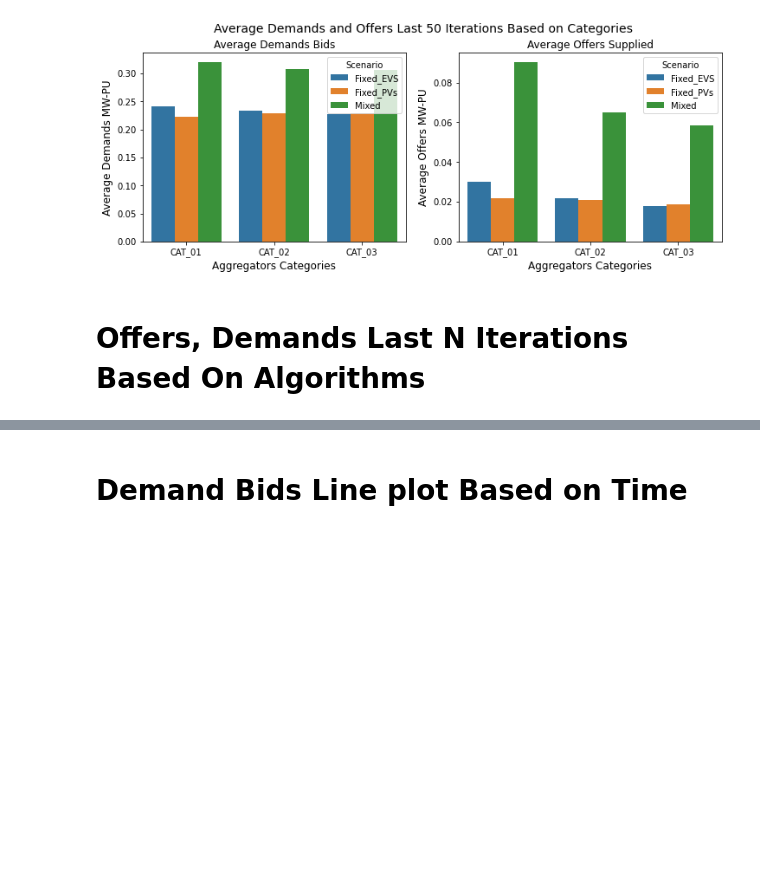
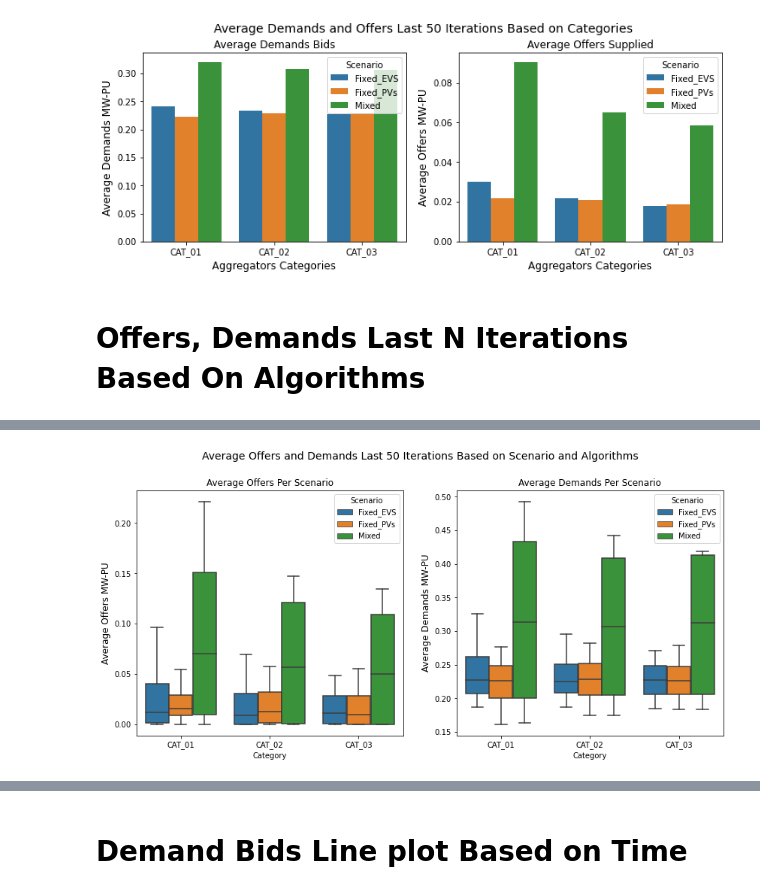
Before and after one commit to alirezakfz/PyomoModels, a Jupyter notebook: 08_SEST2022_DA_EQ/Results3/Plot/Journal_Diagonalization_V01.ipynb, the cells around one changed output, grey strips where cells are left out. Drawn from its saved outputs; the diff is of its cells as text; code cells hidden in the pictures; blank space fills up the shorter version.

```diff
--- a/08_SEST2022_DA_EQ/Results3/Plot/Journal_Diagonalization_V01.ipynb
+++ b/08_SEST2022_DA_EQ/Results3/Plot/Journal_Diagonalization_V01.ipynb
@@ -276,0 +278,58 @@ for ax in axes:
+# %%
+counter = 0
+counter_algo=0
+demand = []
+offer =[]
+scenario=[]
+DAs_Cat=[]
+algos =[]
+
+# how many last iterations to show
+last_iterations = 50
+no_iterations = 300
+
+#iterate trough all dataframes and average their offers bids : all DAs in each 3 scenario
+for df in df_all:
+    no_iterations = len(df.groupby('Iteration').mean())
+    if no_iterations > last_iterations:
+        df = df[df['Iteration'] > no_iterations - last_iterations]
+    temp_offer = df[time_offer].drop('Time', axis=1).mean()
+    temp_demand = df[time_demand].drop('Time', axis=1).mean()
+
+    for i in range(len(temp_offer)):
+        demand.append(temp_demand[i])
+        offer.append(temp_offer[i])
+        cat = temp_offer.index[i]
+        DAs_Cat.append(offer_dict[cat])
+        scenario.append(scen_list[counter%3])
+        algos.append(algo_list[counter_algo])
+    counter+=1
+    if counter % 3 == 0:
+        counter_algo+=1
+
+# # Create Dataframe from listed Values
+df_demand = pd.DataFrame({'Demands':demand, 'Offers':offer,  'Scenario':scenario, 'Category':DAs_Cat, 'Algorithms':algos})
+
+
+fig, axes = plt.subplots(1, 2, figsize=(14, 6))
+order =['Diag', 'AHE', 'FP', 'SFP']
+
+df_temp = df_demand[[ 'Offers', 'Scenario', 'Category','Algorithms']]
+df_temp = df_temp.melt(id_vars=['Category','Scenario','Algorithms'],  var_name="Bid_Type", value_name="Bid_Value").groupby(['Category','Scenario','Algorithms']).mean().reset_index()
+#df_temp = df_temp.melt(id_vars=['Category','Scenario'],  var_name="Bid_Type", value_name="Bid_Value").groupby(['Category','Scenario','Bid_Type']).mean().reset_index()
+#df_temp = df_temp.melt(id_vars=['Category','Scenario'],  var_name="Bid_Type", value_name="Bid_Value").groupby(['Category','Scenario','Bid_Type']).mean().reset_index()
+
+sns.boxplot(data= df_temp, x='Category', y='Bid_Value', hue='Scenario' , ax=axes[0])
+axes[0].set_ylabel('Average Offers MW-PU',fontsize=12);
+axes[0].set_title('Average Offers Per Scenario',fontsize=12);
+
+df_temp = df_demand[[ 'Demands', 'Scenario', 'Category','Algorithms']]
+df_temp = df_temp.melt(id_vars=['Category','Scenario','Algorithms'],  var_name="Bid_Type", value_name="Bid_Value").groupby(['Category','Scenario','Algorithms']).mean().reset_index()
+
+sns.boxplot(data= df_temp, x='Category', y='Bid_Value', hue='Scenario' , ax=axes[1])
+axes[1].set_ylabel('Average Demands MW-PU',fontsize=12);
+axes[1].set_title('Average Demands Per Scenario',fontsize=12);
+
+fig.suptitle('Average Offers and Demands Last %d Iterations Based on Scenario and Algorithms'%last_iterations, fontsize=14, y=1.);
+# %% [output]
+[figure, added]
```
Also changed, not shown: parts of 7 cells of this notebook, 2 other files.
